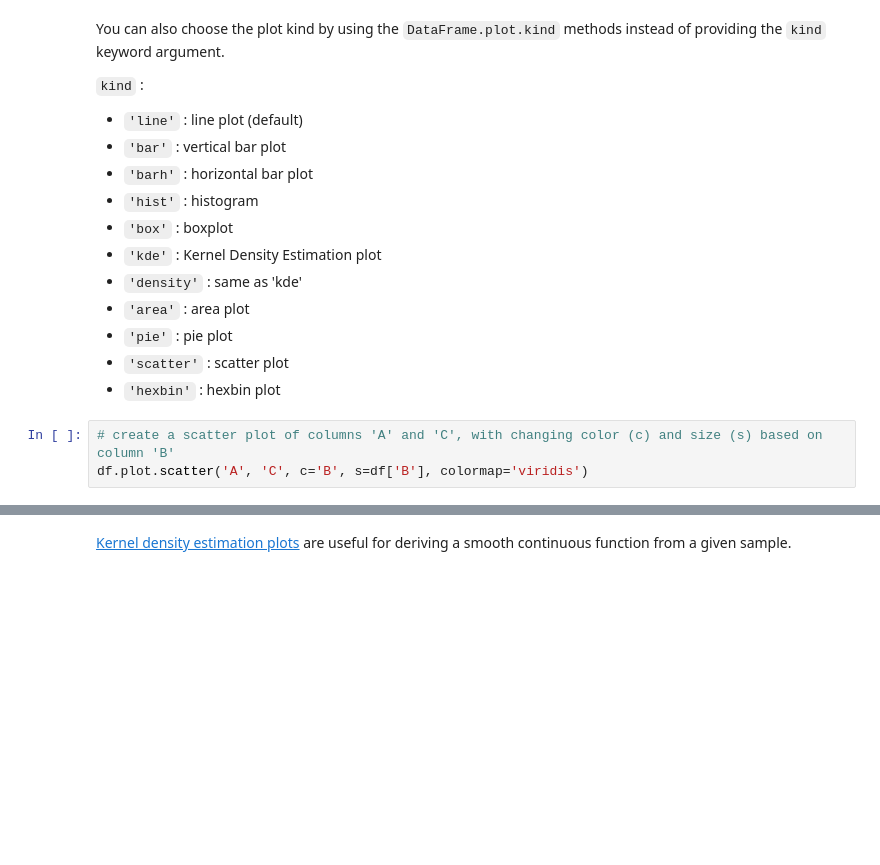
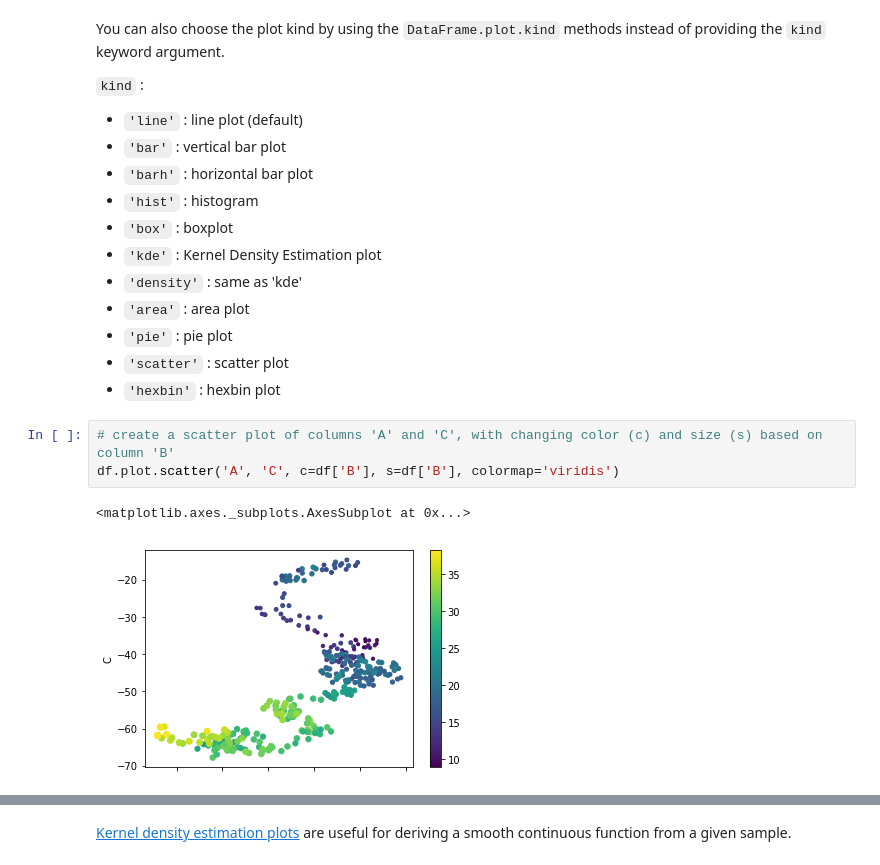
Before and after one commit to digitdapeng/UMich_Course2_Plot, a Jupyter notebook: Week4.ipynb, the cells around one changed output, grey strips where cells are left out. Cells and saved outputs as stored; diff of their text form; blank space fills up the shorter version.

```diff
--- a/Week4.ipynb
+++ b/Week4.ipynb
@@ -63,7 +83,10 @@ You can also choose the plot kind by using the `DataFrame.plot.kind` methods ins
 - `'hexbin'` : hexbin plot
 # %%
 # create a scatter plot of columns 'A' and 'C', with changing color (c) and size (s) based on column 'B'
-df.plot.scatter('A', 'C', c='B', s=df['B'], colormap='viridis')
+df.plot.scatter('A', 'C', c=df['B'], s=df['B'], colormap='viridis')
+# %% [output]
+<matplotlib.axes._subplots.AxesSubplot at 0x...>
+[figure, added]
 # %%
 ax = df.plot.scatter('A', 'C', c='B', s=df['B'], colormap='viridis')
 ax.set_aspect('equal')
```
Also changed, not shown: parts of 15 cells of this notebook, 2 other files.
